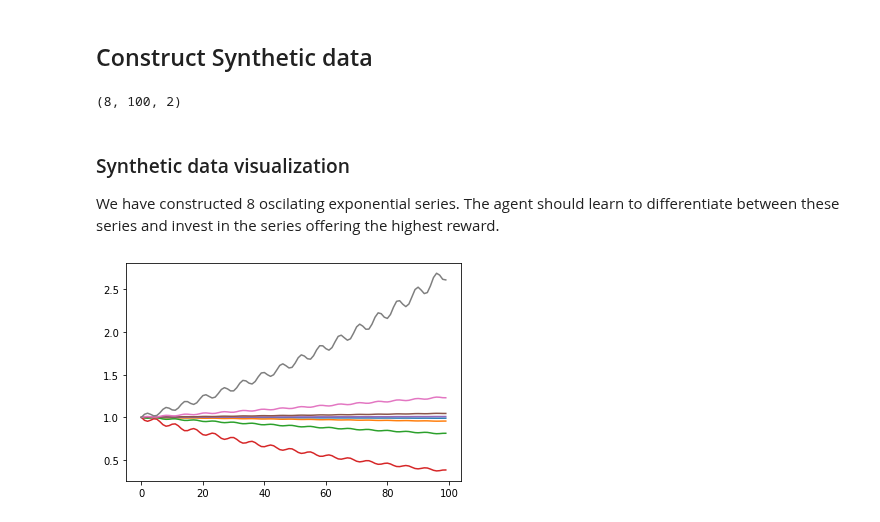
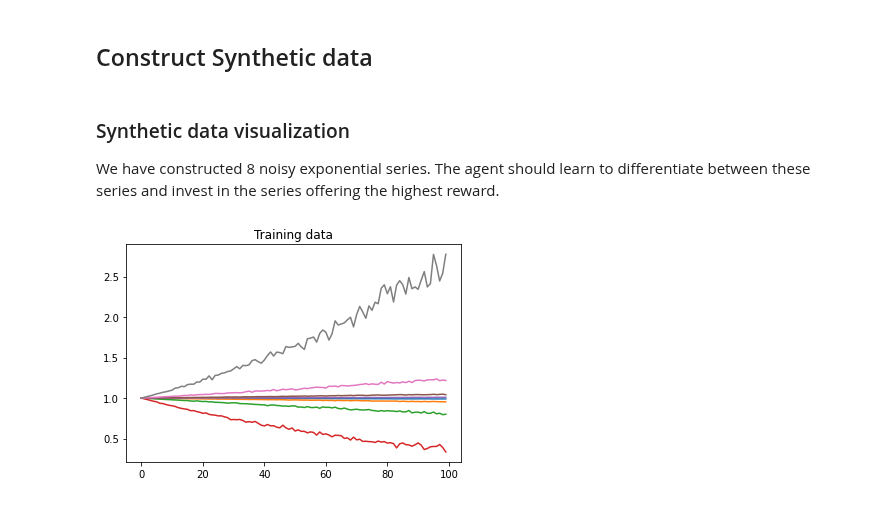
Before and after one commit to rajindermavi/portfolio_management, a Jupyter notebook: portfolio_management/test_training_synth_data.ipynb, the cells around one changed output. Saved outputs shown, nothing was run; the diff lists cells and outputs as text; code cells hidden in the pictures.

Commit message:
Compare validation and training synth data.

```diff
--- a/portfolio_management/test_training_synth_data.ipynb
+++ b/portfolio_management/test_training_synth_data.ipynb
@@ -12,28 +12,32 @@ import matplotlib.pyplot as plt
 ## Construct Synthetic data
 # %%
 data_length = 100
-NOISE = 3
+NOISE = .05
+NUM_RATES = 4
+time_array = np.linspace(0,data_length-1,data_length)
 
-r = np.logspace( -4, -2, 4)
-
+r = np.logspace( -4, -2, NUM_RATES)
 rates = np.concatenate((-r,r),axis = 0)
 
-time_array = np.linspace(0,data_length-1,data_length)
+N_STOCKS = len(rates)
 
-rates_v_time =  np.outer(rates,time_array) + NOISE * np.outer(rates, np.sin(time_array))
+def synth_data():
 
-data = np.exp(np.stack([rates_v_time,rates_v_time],axis = 2))
+    rates_v_time =  np.outer(rates,time_array) * (1 +  np.random.normal(0, NOISE, size = (N_STOCKS,data_length)) )
 
-data.shape
+    return np.exp(np.stack([rates_v_time,rates_v_time],axis = 2))
+
+synth_train_data = synth_data()
+
+synth_validation_data = synth_data()
-# %% [output]
-(8, 100, 2)
 # %% [markdown]
 ### Synthetic data visualization
 
-We have constructed 8 oscilating exponential series. The agent should learn to differentiate between these series and invest in the series offering the highest reward.
+We have constructed 8 noisy exponential series. The agent should learn to differentiate between these series and invest in the series offering the highest reward.
 # %%
 for k in range(8):
-    plt.plot(data[k,:,0])
+    plt.plot(synth_train_data[k,:,0])
+plt.title('Training data')
 plt.show()
 # %% [output]
-[figure, old version]
+[figure, new version]
```
Also changed, not shown: parts of 9 cells of this notebook.
